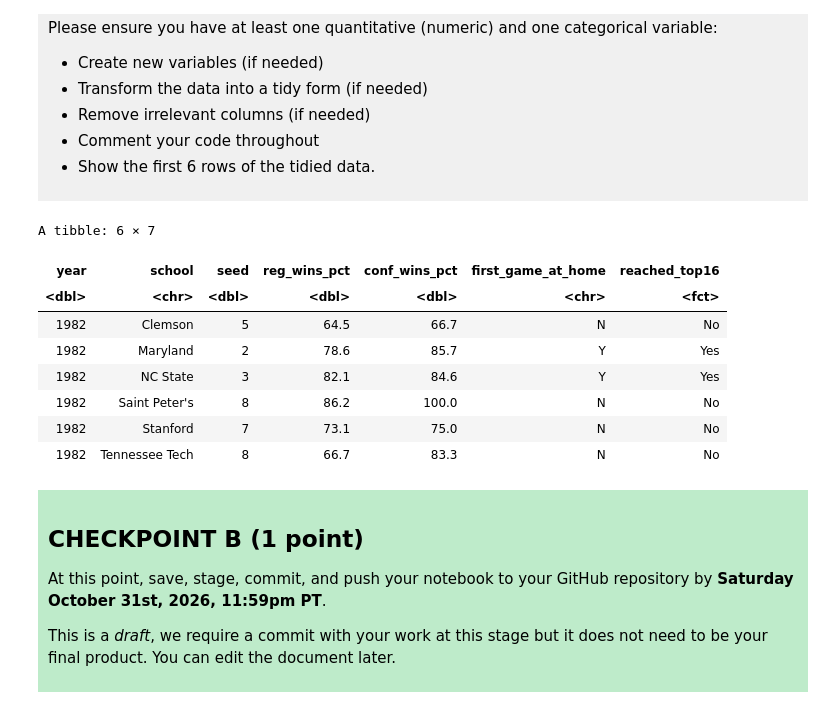
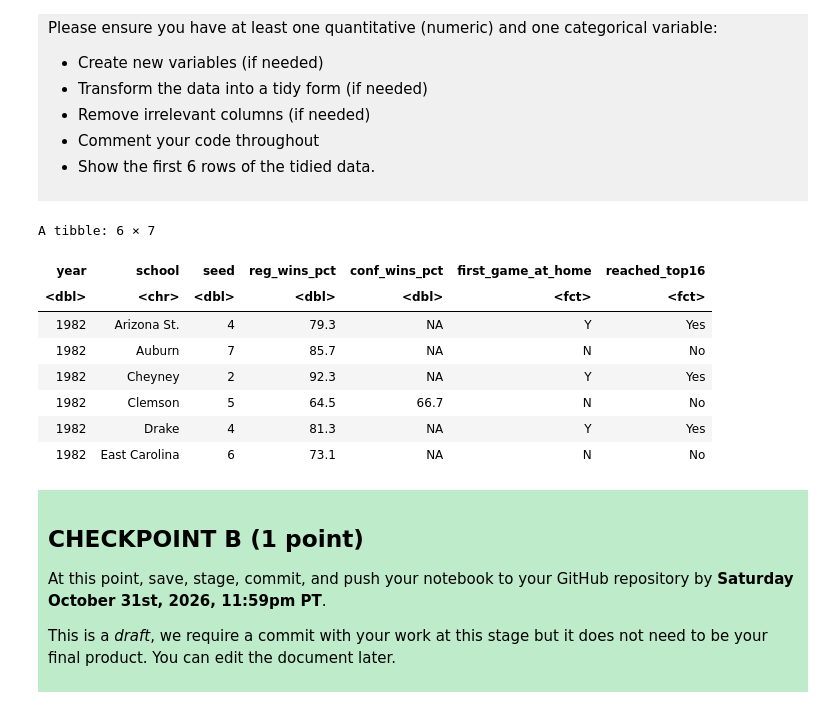
Before and after one commit to laratperez/dsci-100-project-lara-perez, a Jupyter notebook: dsci-100-project-notebook.ipynb, the cells around one changed output. Saved outputs shown, nothing was run; the diff lists cells and outputs as text; code cells hidden in the pictures.

```diff
--- a/dsci-100-project-notebook.ipynb
+++ b/dsci-100-project-notebook.ipynb
@@ -211,42 +221,44 @@ Produce a tidy data set that could be used to answer your research question usin
 # %%
 # Creating a tidy dataset with the variables needed for the research question
 ncaa_tidy <- ncaa |>
     select( # Keeping the 4 predictors, as well as identifying info
         year,
         school,
         seed,
         reg_wins_pct,
         conf_wins_pct,
         first_game_at_home,
         tourney_finish
     ) |>
-    # Creating a column with binary factor outcome indicating wheter a team reached the top 16
-    mutate(reached_top16 = as_factor(if_else(
+    mutate(
+        # Creating a column with binary factor outcome indicating wheter a team reached the top 16
+        reached_top16 = as_factor(if_else(
                                     tourney_finish %in% c(
                                         "top_16_loss",
                                         "top_8_loss",
                                         "top_4_loss",
                                         "top_2_loss",
                                         "champ"
                                         ), "Yes", "No")
-           )) |>
+                    ),
+        # Turning the column first_game_at_home to be a factor of Y or N
+        first_game_at_home = as.factor(first_game_at_home)
+    ) |>
     # Removing the original tournament finish column, since the new column created has the info needed for the research question
-    select(-tourney_finish) |>
-    # Remove rows with missing values to make usage of summary statistics in the future cleaner
-    drop_na()
+    select(-tourney_finish)
 
 # Showing the first 6 rows of the tidied data
 ncaa_tidy |> slice_head(n=6)
 # %% [output]
 A tibble: 6 × 7
 | year | school | seed | reg_wins_pct | conf_wins_pct | first_game_at_home | reached_top16 |
-| <dbl> | <chr> | <dbl> | <dbl> | <dbl> | <chr> | <fct> |
+| <dbl> | <chr> | <dbl> | <dbl> | <dbl> | <fct> | <fct> |
+| 1982 | Arizona St. | 4 | 79.3 | NA | Y | Yes |
+| 1982 | Auburn | 7 | 85.7 | NA | N | No |
+| 1982 | Cheyney | 2 | 92.3 | NA | Y | Yes |
 | 1982 | Clemson | 5 | 64.5 | 66.7 | N | No |
-| 1982 | Maryland | 2 | 78.6 | 85.7 | Y | Yes |
-| 1982 | NC State | 3 | 82.1 | 84.6 | Y | Yes |
-| 1982 | Saint Peter's | 8 | 86.2 | 100.0 | N | No |
-| 1982 | Stanford | 7 | 73.1 | 75.0 | N | No |
-| 1982 | Tennessee Tech | 8 | 66.7 | 83.3 | N | No |
+| 1982 | Drake | 4 | 81.3 | NA | Y | Yes |
+| 1982 | East Carolina | 6 | 73.1 | NA | N | No |
 # %% [markdown]
 <div style="background-color: #beebca; padding: 10px;">
 
```
Also changed, not shown: parts of 3 cells of this notebook.
